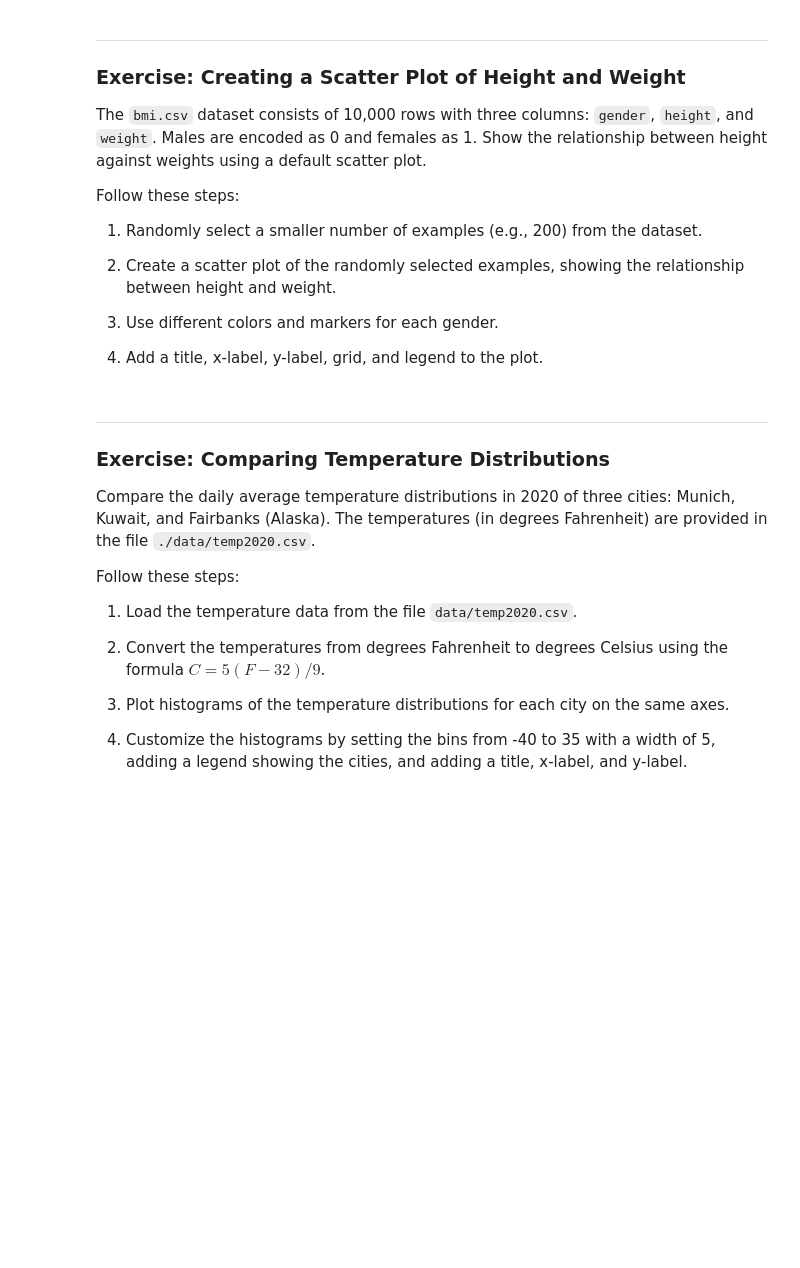
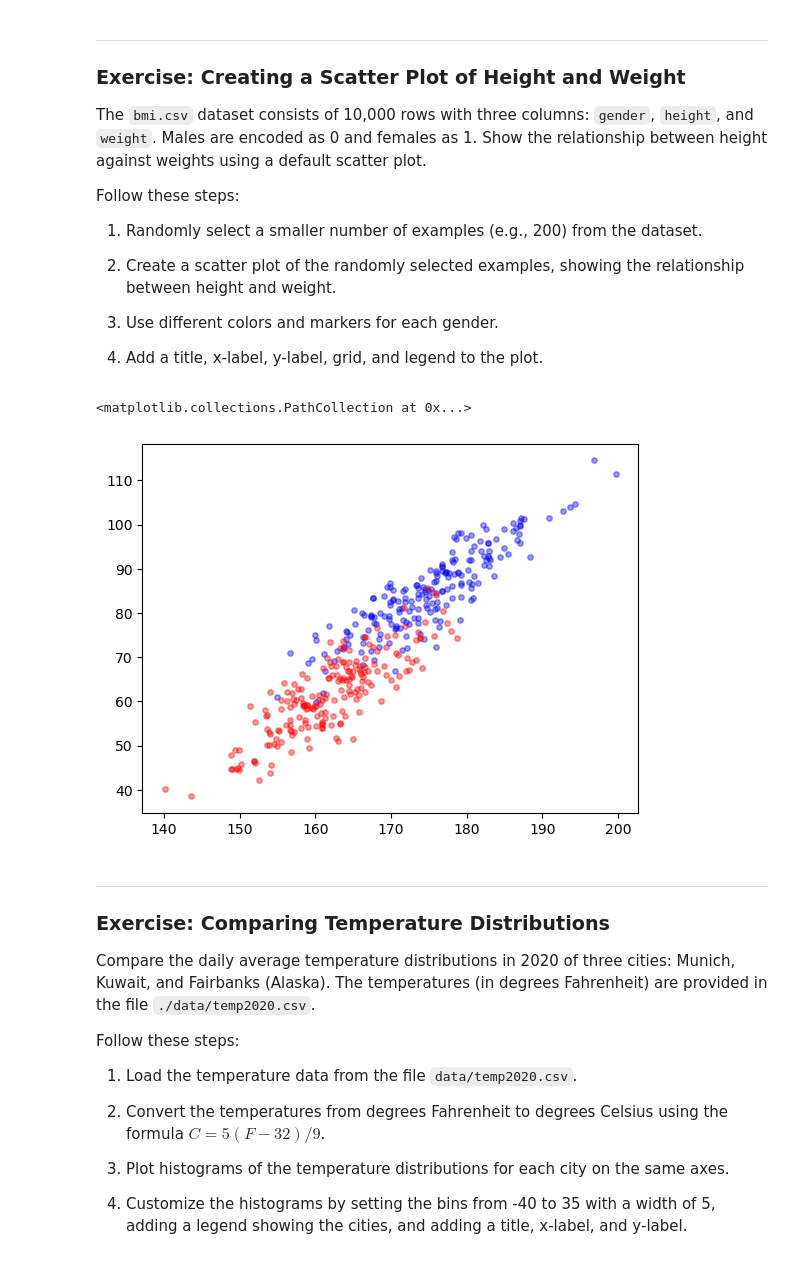
Before and after one commit to 42p4r4gu2/SecondSemester, a Jupyter notebook: PGKI/Assignments/ue10/03_programming.ipynb, the cells around one changed output. Saved outputs shown, nothing was run; the diff lists cells and outputs as text; code cells hidden in the pictures; blank space fills up the shorter version.

```diff
--- a/PGKI/Assignments/ue10/03_programming.ipynb
+++ b/PGKI/Assignments/ue10/03_programming.ipynb
@@ -48,3 +53,17 @@ Follow these steps:
+# %%
+# code
+data = np.loadtxt("./data/bmi.csv", delimiter=",", skiprows=1)
+mask_male = data[:,0] == 0
+mask_female = data[:,0] == 1
+male_arr = data[mask_male]
+fem_arr = data[mask_female]
+male_arr = male_arr[np.random.randint(0,male_arr.shape[0], size=(200)),:]
+fem_arr = fem_arr[np.random.randint(0,fem_arr.shape[0], size=(200)),:]
+plt.scatter(male_arr[:,1], male_arr[:,2], c="b", alpha=0.4, s=15)
+plt.scatter(fem_arr[:,1], fem_arr[:,2], c="r", alpha=0.4, s=15)
+# %% [output]
+<matplotlib.collections.PathCollection at 0x...>
+[figure, added]
 # %% [markdown]
 ---
 ### Exercise: Comparing Temperature Distributions
```
Also changed, not shown: parts of 10 cells of this notebook, 7 other files.
